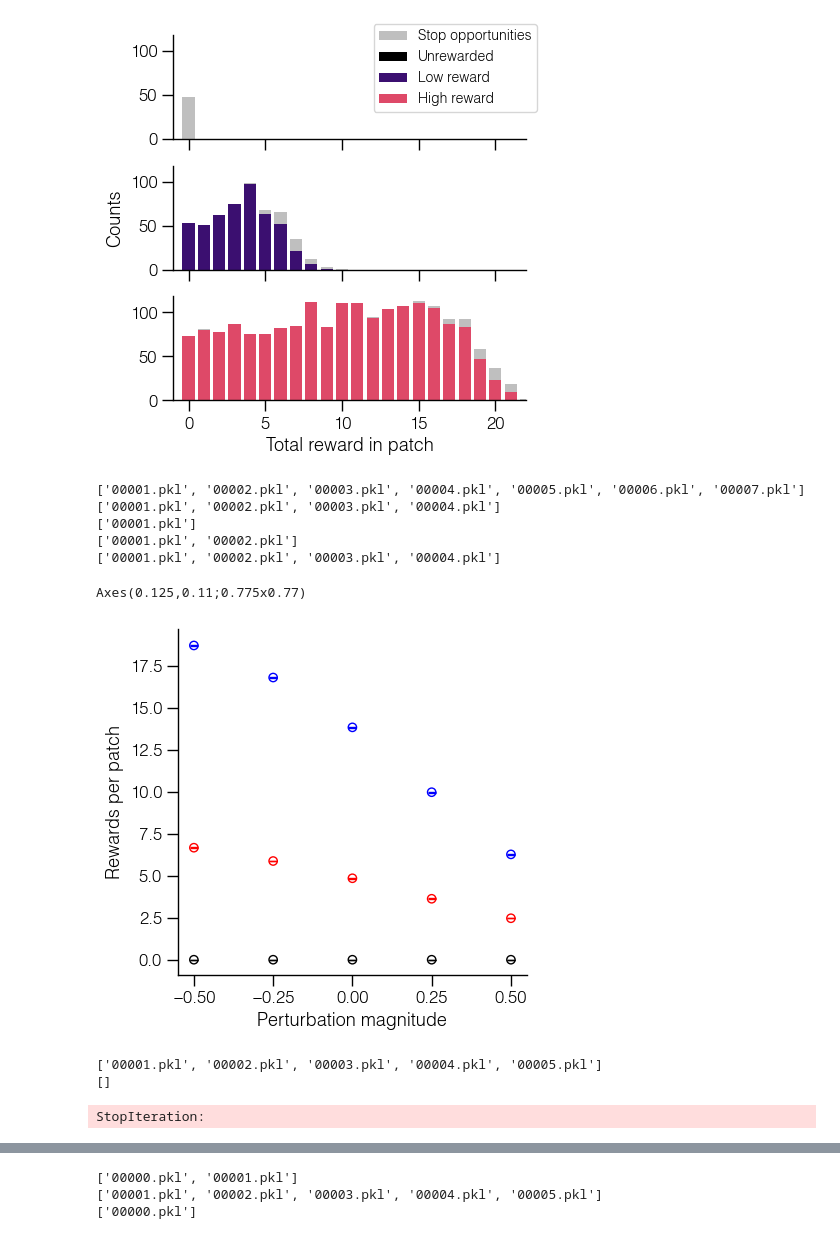
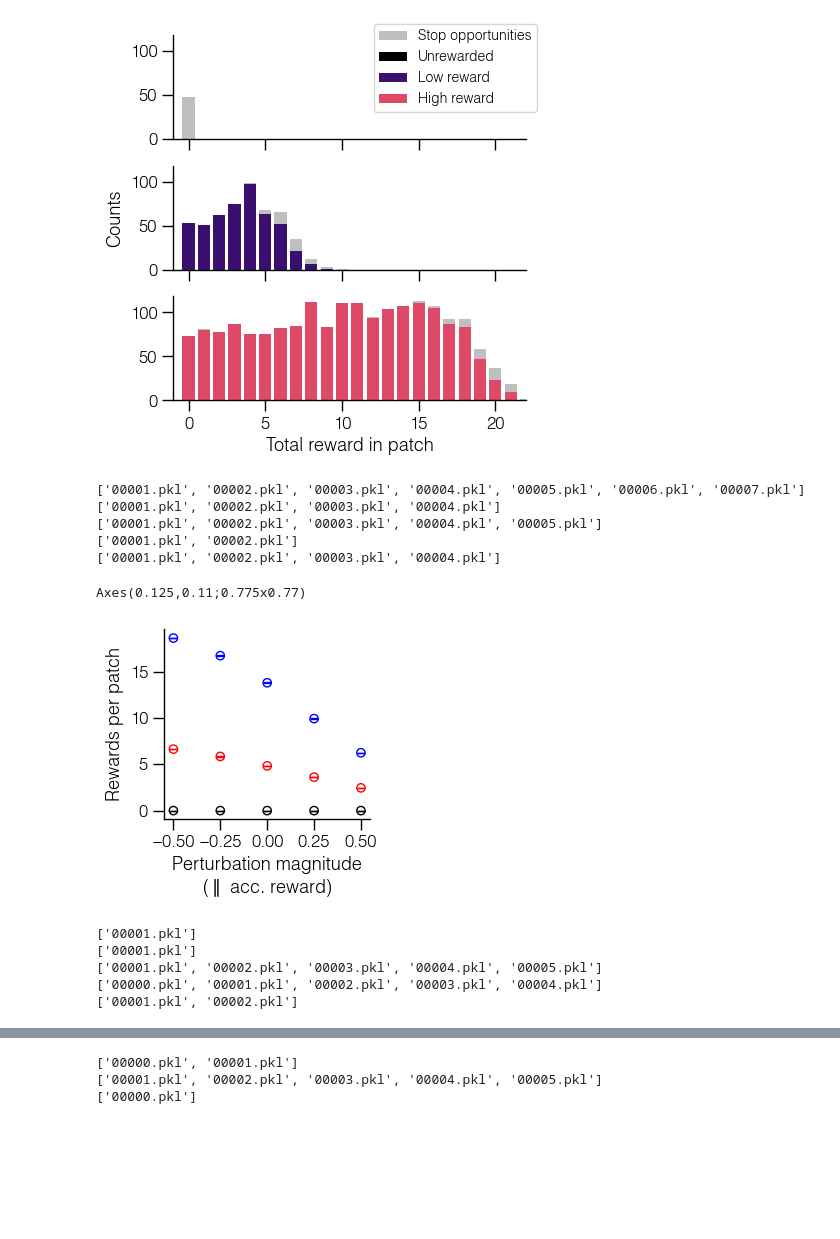
Before and after one commit to davidgbe/favorably_connected, a Jupyter notebook: code/notebooks/fixed_mapping_acc_reward_interventions.ipynb, the cells around one changed output, grey strips where cells are left out. Drawn from its saved outputs; the diff is of its cells as text; code cells hidden in the pictures; blank space fills up the shorter version.

Commit message:
update with perturbation analyses

```diff
--- a/code/notebooks/fixed_mapping_acc_reward_interventions.ipynb
+++ b/code/notebooks/fixed_mapping_acc_reward_interventions.ipynb
@@ -488,7 +488,7 @@ def bulk_crunch_stats(data_paths, update_num=None):
 
     return summary_stats
 # %%
-summary_stats = bulk_crunch_stats([
+summary_stats_acc_reward_pert = bulk_crunch_stats([
         '../../results/rl_agent_outputs/test_intervention_minus_0p5_2025-04-17_23_16_53_149950_var_noise_0_activity_weight_0/state',
         '../../results/rl_agent_outputs/test_intervention_minus_0p25_2025-04-18_09_54_12_166296_var_noise_0_activity_weight_0/state',
         '../../results/rl_agent_outputs/test_intervention_ctrl_2025-04-18_10_05_28_715859_var_noise_0_activity_weight_0/state',
@@ -500,7 +500,7 @@ summary_stats = bulk_crunch_stats([
 # %% [output]
 ['00001.pkl', '00002.pkl', '00003.pkl', '00004.pkl', '00005.pkl', '00006.pkl', '00007.pkl']
 ['00001.pkl', '00002.pkl', '00003.pkl', '00004.pkl']
-['00001.pkl']
+['00001.pkl', '00002.pkl', '00003.pkl', '00004.pkl', '00005.pkl']
 ['00001.pkl', '00002.pkl']
 ['00001.pkl', '00002.pkl', '00003.pkl', '00004.pkl']
 # %%
@@ -512,7 +512,7 @@ def plot_stop_stats(summary_stats):
         stops.append(stats['total_reward_for_patch_type'] / stats['patches_entered_for_patch_type'])
     stops = np.array(stops)  # shape: [len(x), num_runs, num_patch_types]
 
-    scale = 1.5
+    scale = 1
     fig, axs = plt.subplots(1, 1, figsize=(3 * scale, 3 * scale), sharex=True, sharey=True)
 
     colors = ['black', 'red', 'blue']
@@ -528,27 +528,30 @@ def plot_stop_stats(summary_stats):
         axs.errorbar(x, means[:, i], yerr=sems[:, i],
                      fmt='none', ecolor=colors[i], capsize=3, elinewidth=1)
 
-    axs.set_xlabel('Perturbation magnitude')
+    axs.set_xlabel('Perturbation magnitude\n' + r'($\parallel$ acc. reward)')
     axs.set_ylabel('Rewards per patch')
     axs.set_xticks(x)
     format_plot(axs)
+    fig.tight_layout()
 # %%
-plot_stop_stats(summary_stats)
+plot_stop_stats(summary_stats_acc_reward_pert)
 # %% [output]
 Axes(0.125,0.11;0.775x0.77)
-[figure, old version]
+[figure, new version]
 # %%
-summary_stats = bulk_crunch_stats([
-        # '../../results/rl_agent_outputs/test_intervention_minus_0p25_ortho_2025-04-18_15_10_58_781422_var_noise_0_activity_weight_0/state',
+summary_stats_ortho_acc_reward = bulk_crunch_stats([
+        '../../results/rl_agent_outputs/test_intervention_minus_0p5_ortho_2025-04-19_09_55_39_612823_var_noise_0_activity_weight_0/state',
+        '../../results/rl_agent_outputs/test_intervention_minus_0p25_ortho_2025-04-19_10_05_55_806164_var_noise_0_activity_weight_0/state',
         '../../results/rl_agent_outputs/test_intervention_ctrl_2025-04-18_10_05_28_715859_var_noise_0_activity_weight_0/state',
-        # '../../results/rl_agent_outputs/test_intervention_plus_0p25_ortho_2025-04-18_15_04_53_364075_var_noise_0_activity_weight_0/state',
-        '../../results/rl_agent_outputs/test_intervention_plus_0p5_ortho_2025-04-18_15_08_09_728166_var_noise_0_activity_weight_0/state'
-
+        '../../results/rl_agent_outputs/test_intervention_plus_0p25_ortho_2025-04-19_10_09_54_721715_var_noise_0_activity_weight_0/state',
+        '../../results/rl_agent_outputs/test_intervention_plus_0p5_ortho_2025-04-19_09_54_49_746354_var_noise_0_activity_weight_0/state',
     ],
 )
 # %% [output]
+['00001.pkl']
+['00001.pkl']
 ['00001.pkl', '00002.pkl', '00003.pkl', '00004.pkl', '00005.pkl']
-[]
+['00000.pkl', '00001.pkl', '00002.pkl', '00003.pkl', '00004.pkl']
+['00001.pkl', '00002.pkl']
-StopIteration:
 # %%
 def plot_stop_stats(summary_stats):
```
Also changed, not shown: parts of 2 cells of this notebook, 3 other files.
